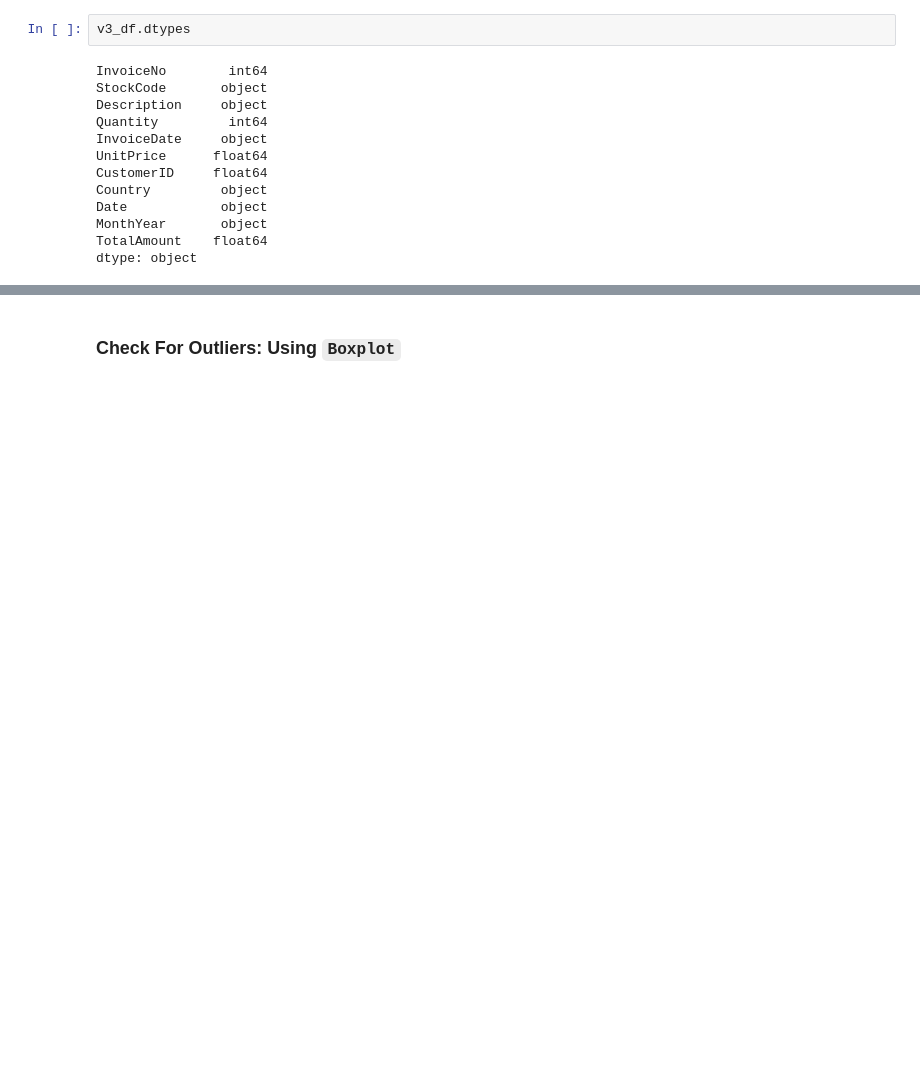
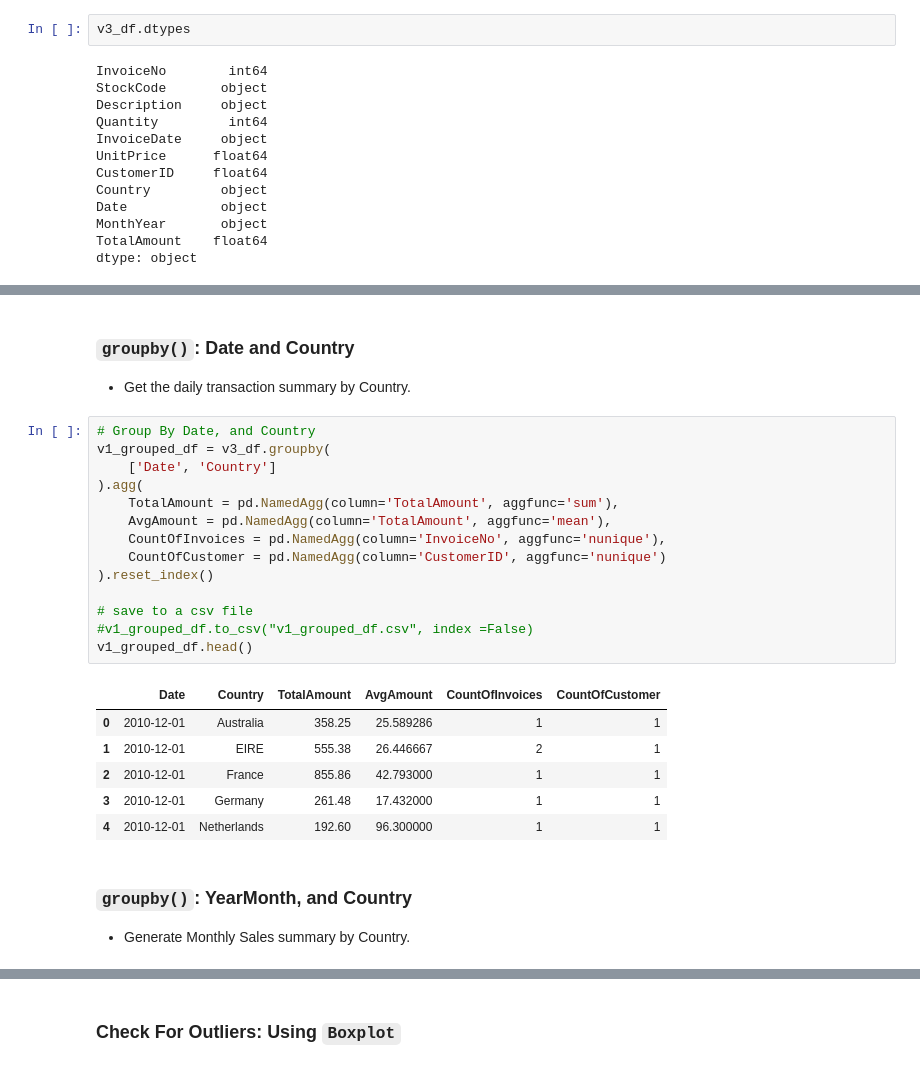
Before and after one commit to nyangweso-rodgers/data-analytics, a Jupyter notebook: Analytics-with-Python/Data-Analysis-Projects/Analysis-of-Online-Retail-Store-Data/Data-Visualization/index.ipynb, the cells around one changed output, grey strips where cells are left out. Drawn from its saved outputs; the diff is of its cells as text; blank space fills up the shorter version.

```diff
--- a/Analytics-with-Python/Data-Analysis-Projects/Analysis-of-Online-Retail-Store-Data/Data-Visualization/index.ipynb
+++ b/Analytics-with-Python/Data-Analysis-Projects/Analysis-of-Online-Retail-Store-Data/Data-Visualization/index.ipynb
@@ -70 +100,28 @@ grouped_customer_df.head()
+# %% [markdown]
+### `groupby()`: Date and Country
+* Get the daily transaction summary by Country.
+# %%
+# Group By Date, and Country
+v1_grouped_df = v3_df.groupby(
+    ['Date', 'Country']
+).agg(
+    TotalAmount = pd.NamedAgg(column='TotalAmount', aggfunc='sum'),
+    AvgAmount = pd.NamedAgg(column='TotalAmount', aggfunc='mean'),
+    CountOfInvoices = pd.NamedAgg(column='InvoiceNo', aggfunc='nunique'),
+    CountOfCustomer = pd.NamedAgg(column='CustomerID', aggfunc='nunique')
+).reset_index()
+
+# save to a csv file
+#v1_grouped_df.to_csv("v1_grouped_df.csv", index =False)
+v1_grouped_df.head()
+# %% [output]
+|  | Date | Country | TotalAmount | AvgAmount | CountOfInvoices | CountOfCustomer |
+| 0 | 2010-12-01 | Australia | 358.25 | 25.589286 | 1 | 1 |
+| 1 | 2010-12-01 | EIRE | 555.38 | 26.446667 | 2 | 1 |
+| 2 | 2010-12-01 | France | 855.86 | 42.793000 | 1 | 1 |
+| 3 | 2010-12-01 | Germany | 261.48 | 17.432000 | 1 | 1 |
+| 4 | 2010-12-01 | Netherlands | 192.60 | 96.300000 | 1 | 1 |
+# %% [markdown]
+### `groupby()`: YearMonth, and Country
+* Generate Monthly Sales summary by Country.
 # %%
```
Also changed, not shown: parts of 18 cells of this notebook.
